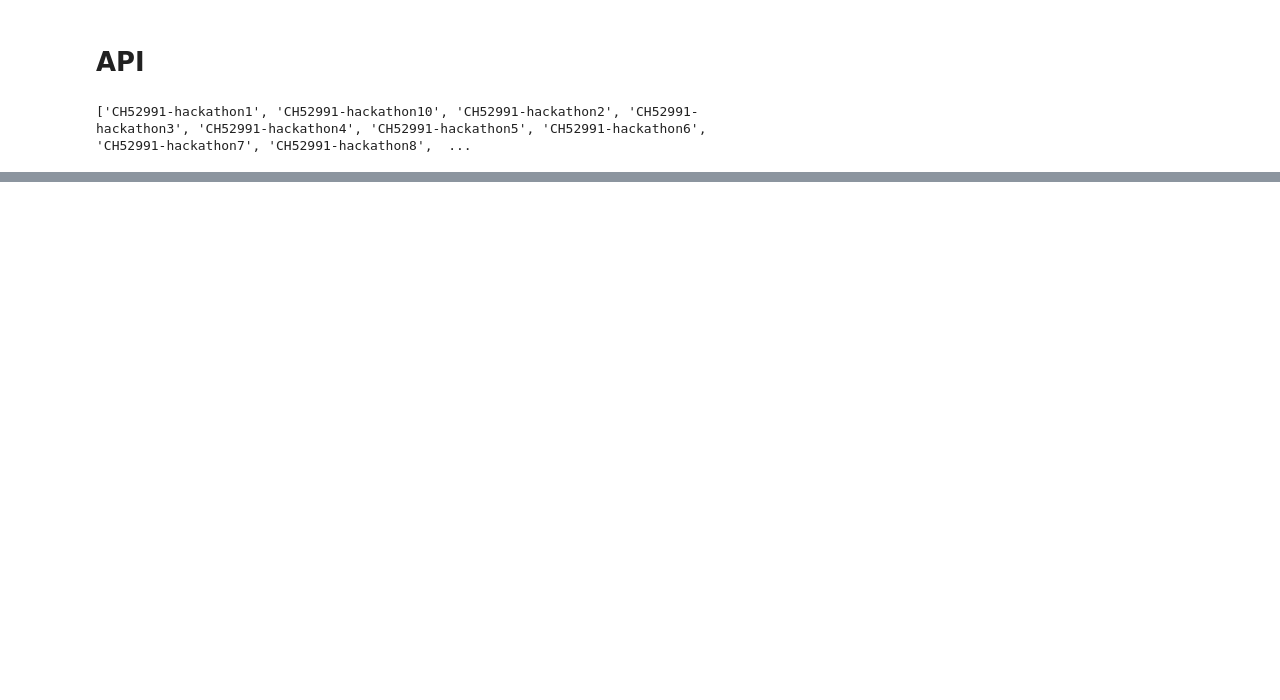
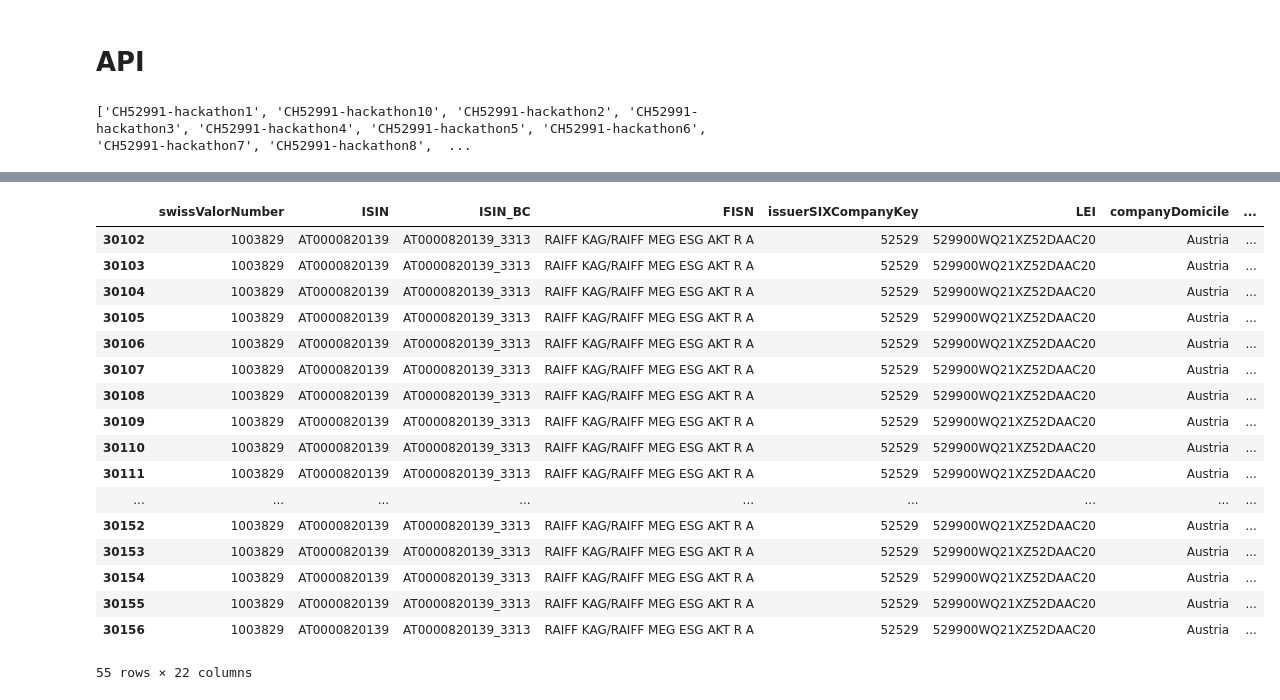
Before and after one commit to martint201/2024-START_hackathon, a Jupyter notebook: src/notebook.ipynb, the cells around one changed output, grey strips where cells are left out. Drawn from its saved outputs; the diff is of its cells as text; code cells hidden in the pictures; blank space fills up the shorter version.

```diff
--- a/src/notebook.ipynb
+++ b/src/notebook.ipynb
@@ -142,0 +131,23 @@ dict_data
+# %%
+unique_isin =esg_light_data["ISIN"].unique()
+for isin in unique_isin:
+    if esg_light_data[esg_light_data["ISIN"] == isin][""]
+# %% [output]
+|  | swissValorNumber | ISIN | ISIN_BC | FISN | issuerSIXCompanyKey | LEI | companyDomicile | ... |
+| 30102 | 1003829 | AT0000820139 | AT0000820139_3313 | RAIFF KAG/RAIFF MEG ESG AKT R A | 52529 | 529900WQ21XZ52DAAC20 | Austria | ... |
+| 30103 | 1003829 | AT0000820139 | AT0000820139_3313 | RAIFF KAG/RAIFF MEG ESG AKT R A | 52529 | 529900WQ21XZ52DAAC20 | Austria | ... |
+| 30104 | 1003829 | AT0000820139 | AT0000820139_3313 | RAIFF KAG/RAIFF MEG ESG AKT R A | 52529 | 529900WQ21XZ52DAAC20 | Austria | ... |
+| 30105 | 1003829 | AT0000820139 | AT0000820139_3313 | RAIFF KAG/RAIFF MEG ESG AKT R A | 52529 | 529900WQ21XZ52DAAC20 | Austria | ... |
+| 30106 | 1003829 | AT0000820139 | AT0000820139_3313 | RAIFF KAG/RAIFF MEG ESG AKT R A | 52529 | 529900WQ21XZ52DAAC20 | Austria | ... |
+| 30107 | 1003829 | AT0000820139 | AT0000820139_3313 | RAIFF KAG/RAIFF MEG ESG AKT R A | 52529 | 529900WQ21XZ52DAAC20 | Austria | ... |
+| 30108 | 1003829 | AT0000820139 | AT0000820139_3313 | RAIFF KAG/RAIFF MEG ESG AKT R A | 52529 | 529900WQ21XZ52DAAC20 | Austria | ... |
+| 30109 | 1003829 | AT0000820139 | AT0000820139_3313 | RAIFF KAG/RAIFF MEG ESG AKT R A | 52529 | 529900WQ21XZ52DAAC20 | Austria | ... |
+| 30110 | 1003829 | AT0000820139 | AT0000820139_3313 | RAIFF KAG/RAIFF MEG ESG AKT R A | 52529 | 529900WQ21XZ52DAAC20 | Austria | ... |
+| 30111 | 1003829 | AT0000820139 | AT0000820139_3313 | RAIFF KAG/RAIFF MEG ESG AKT R A | 52529 | 529900WQ21XZ52DAAC20 | Austria | ... |
+| ... | ... | ... | ... | ... | ... | ... | ... | ... |
+| 30152 | 1003829 | AT0000820139 | AT0000820139_3313 | RAIFF KAG/RAIFF MEG ESG AKT R A | 52529 | 529900WQ21XZ52DAAC20 | Austria | ... |
+| 30153 | 1003829 | AT0000820139 | AT0000820139_3313 | RAIFF KAG/RAIFF MEG ESG AKT R A | 52529 | 529900WQ21XZ52DAAC20 | Austria | ... |
+| 30154 | 1003829 | AT0000820139 | AT0000820139_3313 | RAIFF KAG/RAIFF MEG ESG AKT R A | 52529 | 529900WQ21XZ52DAAC20 | Austria | ... |
+| 30155 | 1003829 | AT0000820139 | AT0000820139_3313 | RAIFF KAG/RAIFF MEG ESG AKT R A | 52529 | 529900WQ21XZ52DAAC20 | Austria | ... |
+| 30156 | 1003829 | AT0000820139 | AT0000820139_3313 | RAIFF KAG/RAIFF MEG ESG AKT R A | 52529 | 529900WQ21XZ52DAAC20 | Austria | ... |
+55 rows × 22 columns
```
Also changed, not shown: parts of 58 cells of this notebook, 19 other files.
